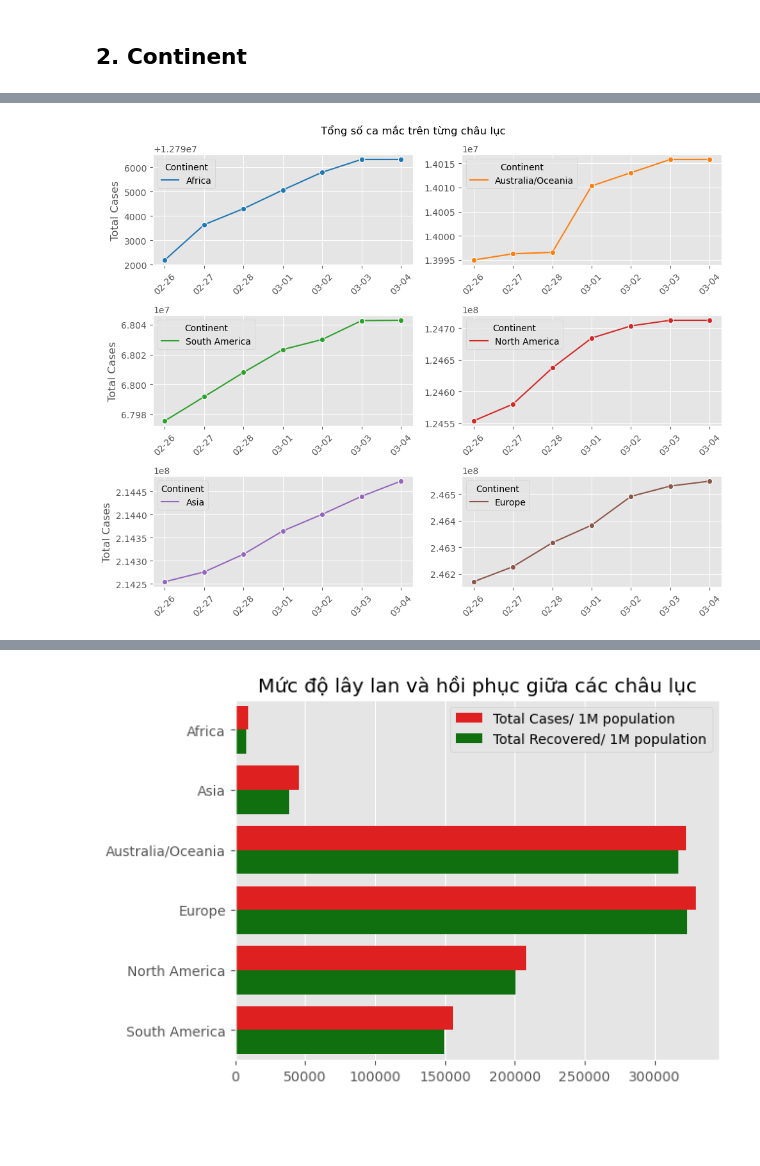
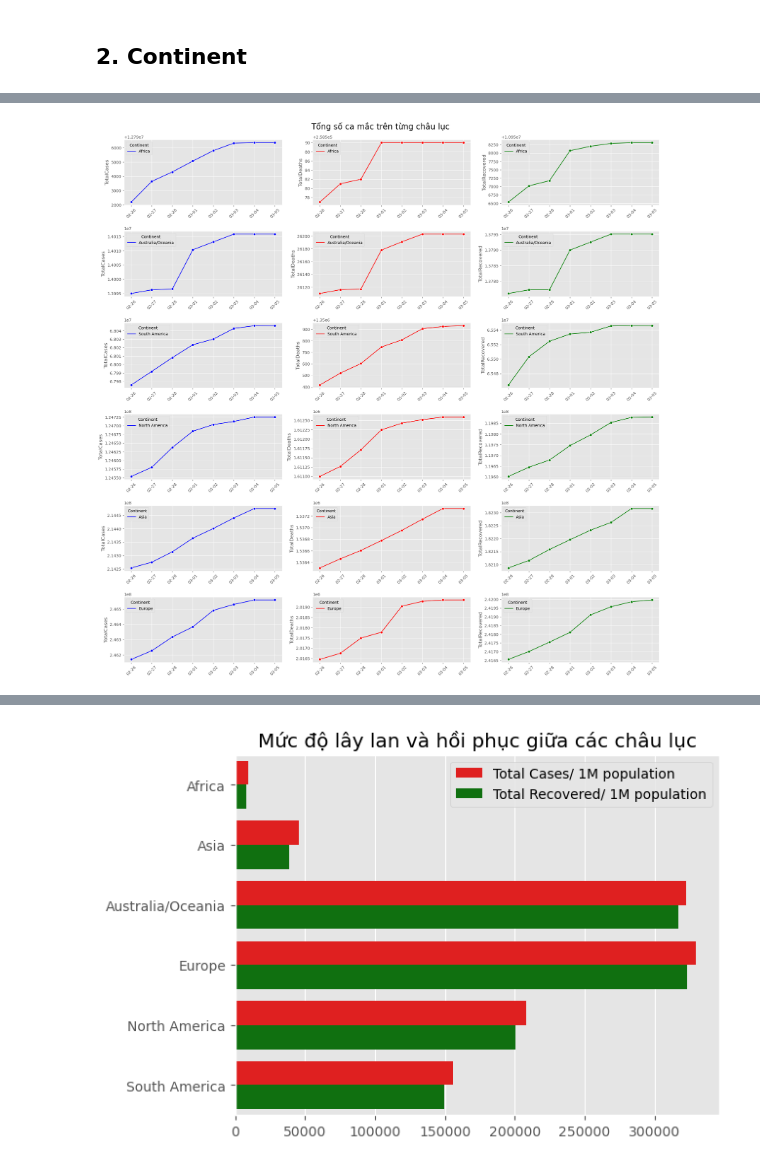
Before and after one commit to vntan/Covid-19-Analysis, a Jupyter notebook: my_project.ipynb, the cells around one changed output, grey strips where cells are left out. Drawn from its saved outputs; the diff is of its cells as text; code cells hidden in the pictures; blank space fills up the shorter version.

Commit message:
continents continue

```diff
--- a/my_project.ipynb
+++ b/my_project.ipynb
@@ -96,26 +118,28 @@ continent_df.head()
 # %%
-fig = plt.figure()
-fig.set_figheight(8)
-fig.set_figwidth(10)
+continent_names = continent_df.sort_values('TotalCases')['Continent'].unique()
+
+fig, axes = plt.subplots(6, 3)
+fig.set_figheight(20)
+fig.set_figwidth(20)
 
 color = sns.color_palette("tab10")
-for i, continent in enumerate(continent_df.sort_values('TotalCases')['Continent'].unique()):
-    ax = fig.add_subplot(3, 2, i + 1)
+fig_index = 1
+for k, continent in enumerate(continent_names):
 
-    sns.lineplot(x='DateCollected',
-                 y='TotalCases',
-                 hue='Continent',
-                 data=continent_df[continent_df['Continent'] == continent],
-                 marker="o",
-                 palette=[color[i]],
-                 ax=ax)
-    ax.set_xticks(ax.get_xticks())
-    ax.set_xticklabels(labels=labels, rotation=45)
+    for j, col_name in enumerate(['TotalCases', 'TotalDeaths', 'TotalRecovered']):
+        sns.lineplot(x='DateCollected',
+                    y=col_name,
+                    hue='Continent',
+                    data=continent_df[continent_df['Continent'] == continent],
+                    marker="o",
+                    palette=[['blue', 'red', 'green'][j]],
+                    ax=axes[k, j])
+        axes[k, j].set_xticks(ax.get_xticks())
+        axes[k, j].set_xticklabels(labels=labels, rotation=45)
+        axes[k, j].set(xlabel='')
 
-    if (i + 1) % 2 == 0: ax.set(xlabel='', ylabel='')
-    else: ax.set(xlabel='', ylabel='Total Cases')
 
-fig.suptitle('Tổng số ca mắc trên từng châu lục')
-fig.tight_layout()
+fig.suptitle('Tổng số ca mắc trên từng châu lục', fontsize=20)
+fig.tight_layout(pad=2)
 # %% [output]
-[figure, old version]
+[figure, new version]
```
Also changed, not shown: parts of 5 cells of this notebook.
